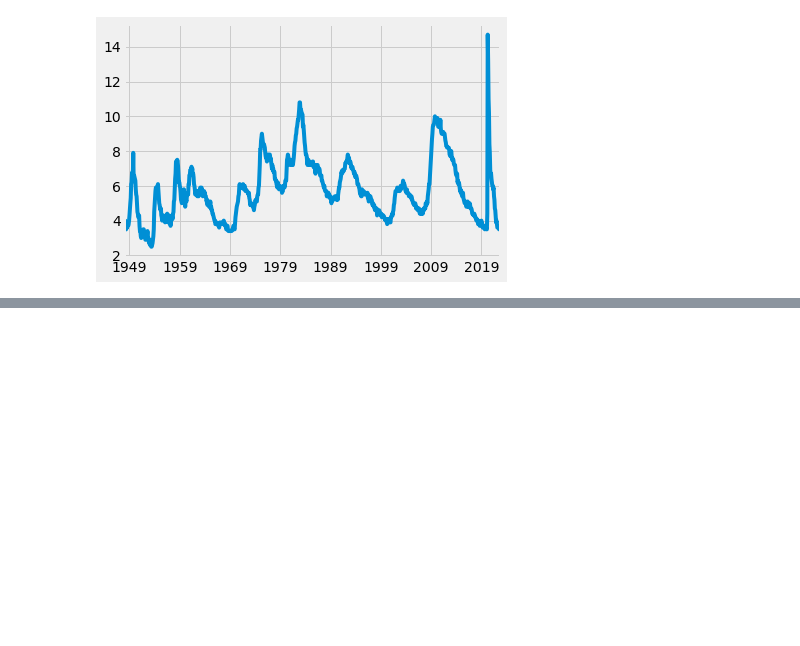
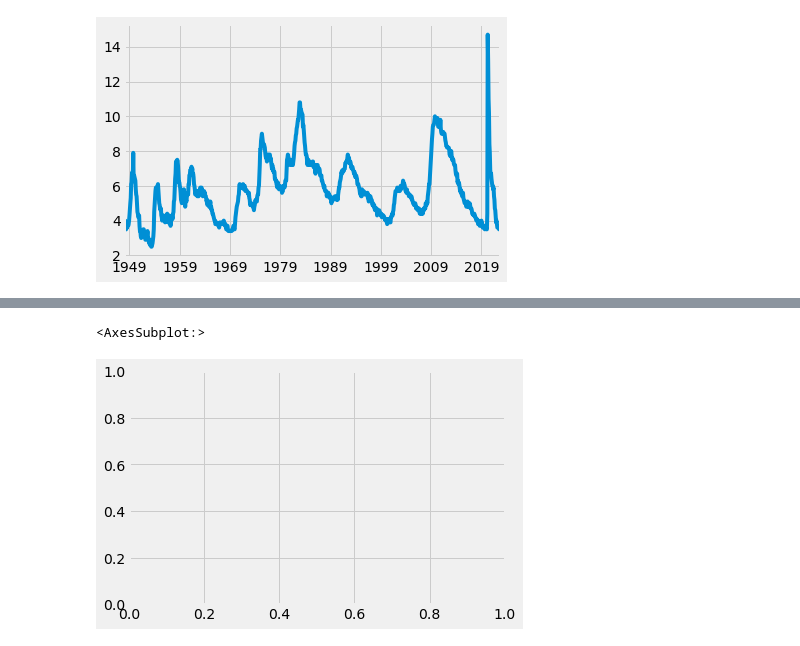
Before and after one commit to lincolnmuriithi11/Stock_Analysis-, a Jupyter notebook: Financial Analysis/fed_res_economic_data.ipynb, the cells around one changed output, grey strips where cells are left out. Saved outputs shown, nothing was run; the diff lists cells and outputs as text; code cells hidden in the pictures; blank space fills up the shorter version.

```diff
--- a/Financial Analysis/fed_res_economic_data.ipynb
+++ b/Financial Analysis/fed_res_economic_data.ipynb
@@ -165,0 +294,7 @@ unemployment_rate.head()
+# %%
+fig, ax = plt.subplots()
+
+part_df.query("index >= 2020 and index < 2022")["New York"].plot(ax = ax2, label= "Participation")
+# %% [output]
+<AxesSubplot:>
+[figure, added]
```
Also changed, not shown: parts of 31 cells of this notebook.
